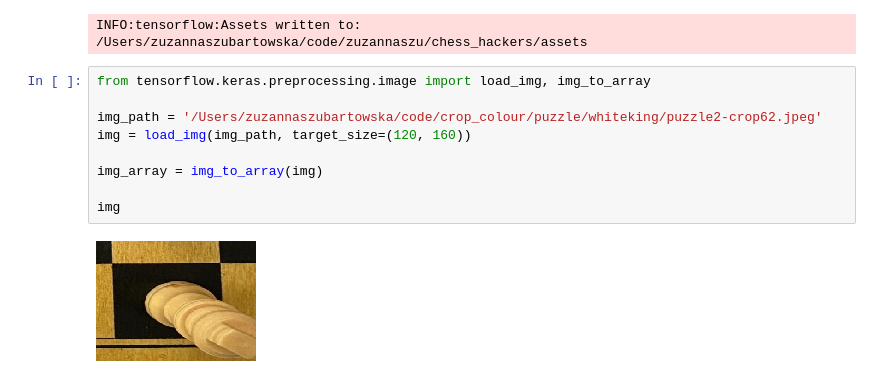
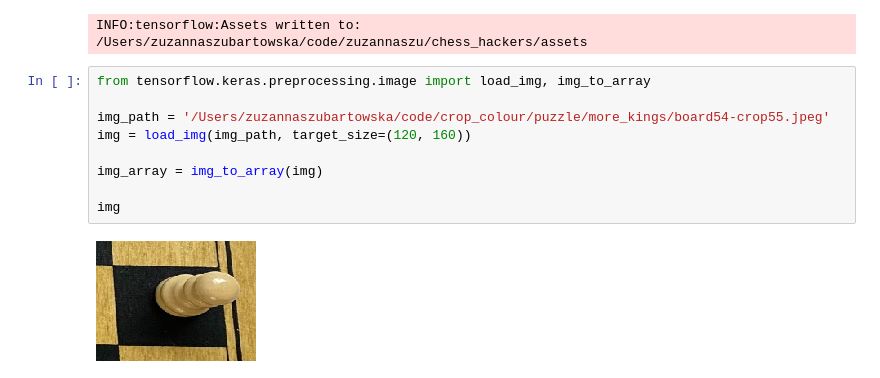
Before and after one commit to zuzannaszu/chess_hackers, a Jupyter notebook: new_data_pr.ipynb, the cells around one changed output. Saved outputs shown, nothing was run; the diff lists cells and outputs as text.

```diff
--- a/new_data_pr.ipynb
+++ b/new_data_pr.ipynb
@@ -141,14 +141,14 @@ INFO:tensorflow:Assets written to: /Users/zuzannaszubartowska/code/zuzannaszu/ch
 # %%
 from tensorflow.keras.preprocessing.image import load_img, img_to_array
 
-img_path = '/Users/zuzannaszubartowska/code/crop_colour/puzzle/whiteking/puzzle2-crop62.jpeg'
+img_path = '/Users/zuzannaszubartowska/code/crop_colour/puzzle/more_kings/board54-crop55.jpeg'
 img = load_img(img_path, target_size=(120, 160))
 
 img_array = img_to_array(img)
 
 img
 # %% [output]
-[figure, old version]
+[figure, new version]
 # %%
 import numpy as np
 
```
Also changed, not shown: parts of 6 cells of this notebook, 2 other files.
